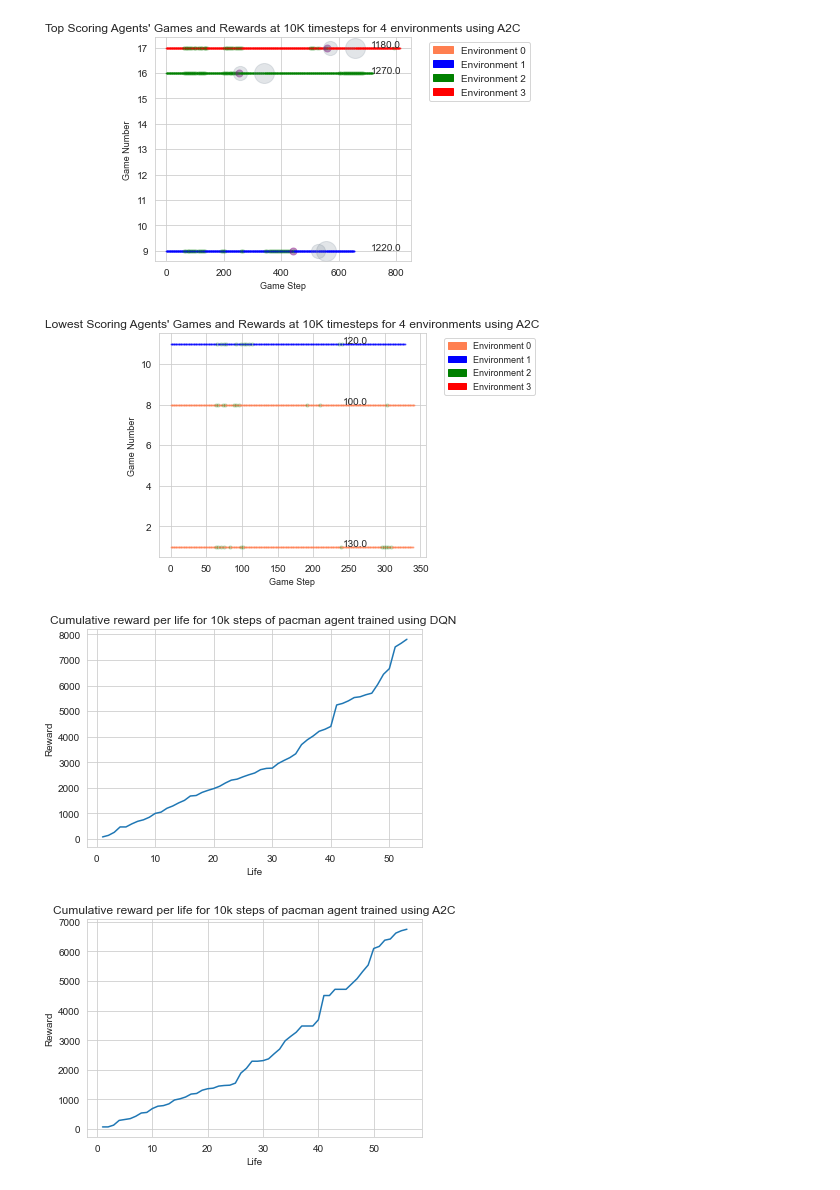
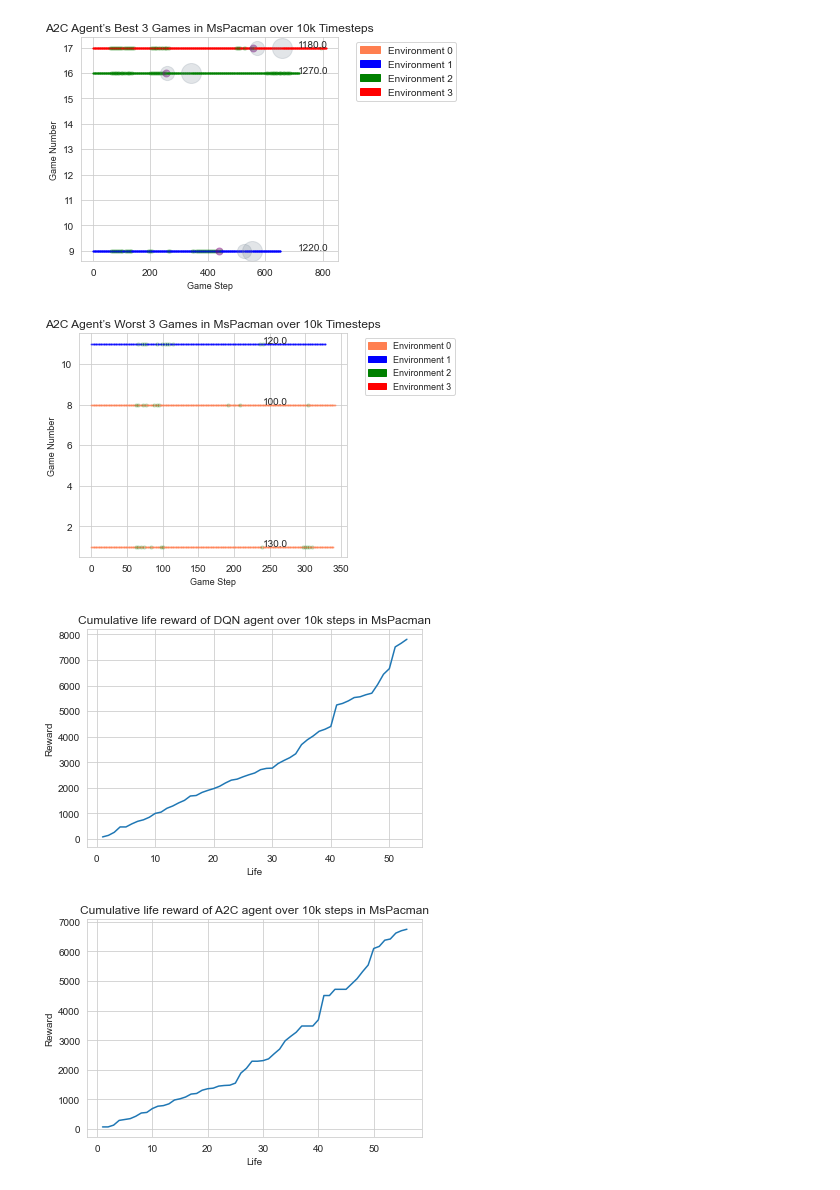
Before and after one commit to IRLL/Atari-Data-Scraper, a Jupyter notebook: Visualizations from Data Scraper.ipynb, the cells around one changed output. Cells and saved outputs as stored; diff of their text form; code cells hidden in the pictures.

```diff
--- a/Visualizations from Data Scraper.ipynb
+++ b/Visualizations from Data Scraper.ipynb
@@ -306,7 +310,6 @@ for i in range (3):
         # ate ghost or fruit
         if(reward > 60):
             plt.scatter(row['steps_game_env_'+env_num],row['total_game_env_'+env_num],c='slategrey',s=reward,alpha=0.2, label ="")
-    # TODO: get variable for max number of steps
 
     plt.text(max(100, max_num_steps-100),int(game_num),games[sorted_games[i]]["reward"])
 
@@ -317,7 +320,7 @@ red_patch = mpatches.Patch(color='red', label='Environment 3')
 
 plt.ylabel('Game Number', fontsize=9)
 plt.xlabel('Game Step', fontsize=9)
-plt.title('Top Scoring Agents\' Games and Rewards at 10K timesteps for 4 environments using A2C')
+plt.title('A2C Agent’s Best 3 Games in MsPacman over 10k Timesteps')
 plt.legend(bbox_to_anchor=(1.05, 1), loc='upper left', handles=[coral_patch, blue_patch, green_patch, red_patch])
 plt.tight_layout()
 
@@ -341,71 +344,69 @@ for i in range (3):
     col_list = ["steps_game_env_" + env_num, "total_game_env_" + env_num, "step_reward_env_" + env_num]
     df = pd.read_csv(csv_file,usecols=col_list)
     df = df[df["total_game_env_" + env_num] == int(game_num)]
-    # print("df_filter ", df)
+
 
     for index, row in df.iterrows():
         reward = df["step_reward_env_"+env_num][index]
         # check if dot was eaten with another powerup
         isDot = False
         if(reward == 60 or (reward > 60 and abs(reward) % 100 == 10)):
             isDot = True
         # no reward
         if(reward < 10 ):
             plt.scatter(row['steps_game_env_'+env_num],row['total_game_env_'+env_num],c=colours[int(env_num)],s=1,alpha=0.5, label ="")
         # ate dot
         if(reward == 10 or isDot):
             plt.scatter(row['steps_game_env_'+env_num],row['total_game_env_'+env_num],c="green",s=reward,alpha=0.2, label ="")
         # ate pill
         if(reward == 50):
             plt.scatter(row['steps_game_env_'+env_num],row['total_game_env_'+env_num],c='purple',s=reward,alpha=0.4, label ="")
         # ate ghost or fruit
         if(reward > 60):
             plt.scatter(row['steps_game_env_'+env_num],row['total_game_env_'+env_num],c='slategrey',s=reward,alpha=0.2, label ="")
     # TODO: get variable for max number of steps
 
     plt.text(max(100, max_num_steps-100),int(game_num),games[sorted_games[i]]["reward"])
 
 
 plt.ylabel('Game Number', fontsize=9)
 plt.xlabel('Game Step', fontsize=9)
-plt.title('Lowest Scoring Agents\' Games and Rewards at 10K timesteps for 4 environments using A2C')
+plt.title('A2C Agent’s Worst 3 Games in MsPacman over 10k Timesteps')
 
 plt.legend(bbox_to_anchor=(1.05, 1), loc='upper left', fontsize=9,handles=[coral_patch, blue_patch, green_patch, red_patch])
 plt.tight_layout()
-
+plt.savefig('best_worst_a2c.png')
 plt.show()
 # %% [output]
-[figure, old version]
+[figure, new version]
-[figure, old version]
+[figure, new version]
 # %%
 # plot life/episode rewards
 col_list = ["total_life", "total_reward"]
-# df = pd.read_csv("df_mod_visualization.csv", usecols=col_list)
-# data_2021-02-02_10-55-52/df_mod.csv
 df = pd.read_csv("dqn_pacman_100k/df_mod.csv", usecols=col_list, nrows = 10000)
 # omit blank rows
 df=df.dropna()
 plt.plot("total_life", "total_reward", data = df)
 plt.xlabel('Life')
 plt.ylabel('Reward')
-plt.title("Cumulative reward per life for 10k steps of pacman agent trained using DQN ")
+plt.title("Cumulative life reward of DQN agent over 10k steps in MsPacman")
 plt.show()
 # %% [output]
-[figure, old version]
+[figure, new version]
 # %%
 # Plot life/episode rewards for A2C (first environment)
-
 col_list = ["total_life_env_0", "total_reward_env_0"]
 df = pd.read_csv("vis_3.csv", usecols=col_list, nrows = 10000)
 # omit blank rows
 df=df.dropna()
+# take first environment out of 4
 plt.plot("total_life_env_0", "total_reward_env_0", data = df)
 plt.xlabel('Life')
 plt.ylabel('Reward')
-plt.title("Cumulative reward per life for 10k steps of pacman agent trained using A2C")
+plt.title("Cumulative life reward of A2C agent over 10k steps in MsPacman")
 plt.show()
 # %% [output]
-[figure, old version]
+[figure, new version]
 # %%
 # Plot pacman coordinates
 sns.set_style("whitegrid")
```
Also changed, not shown: parts of 8 cells of this notebook, 4 other files.
